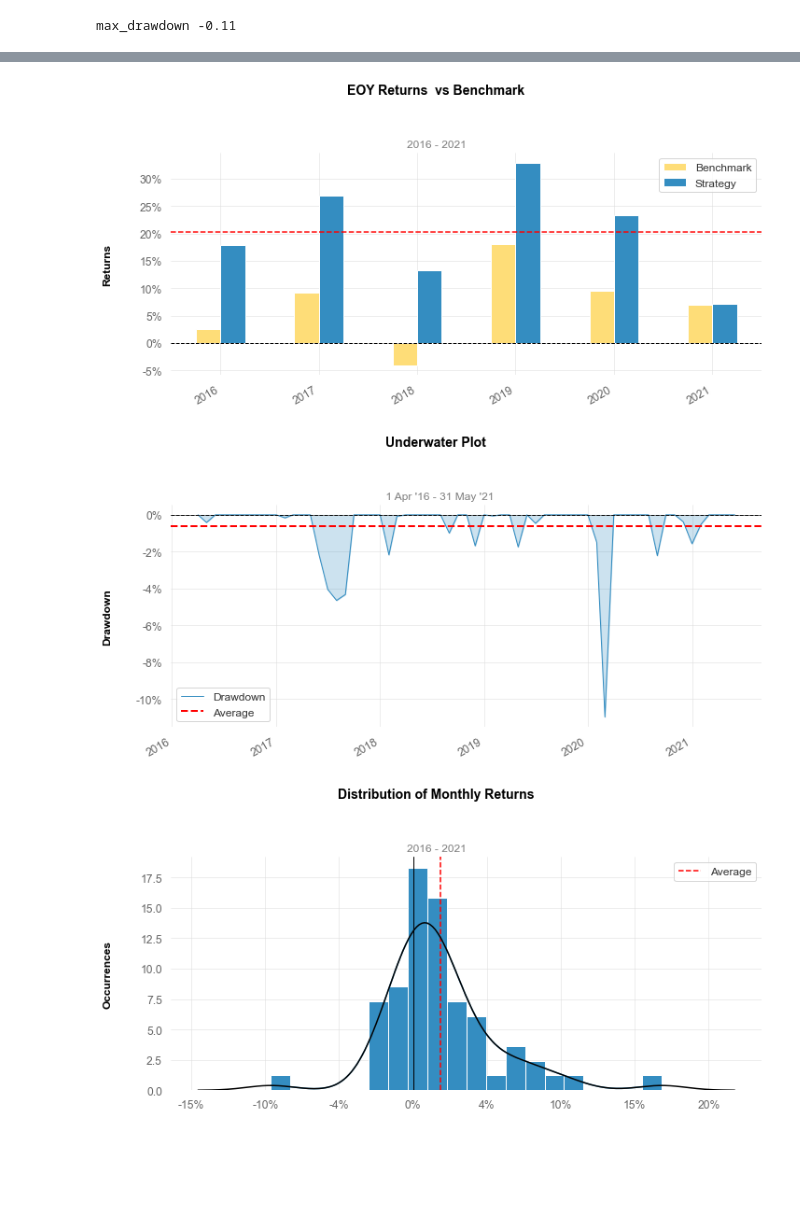
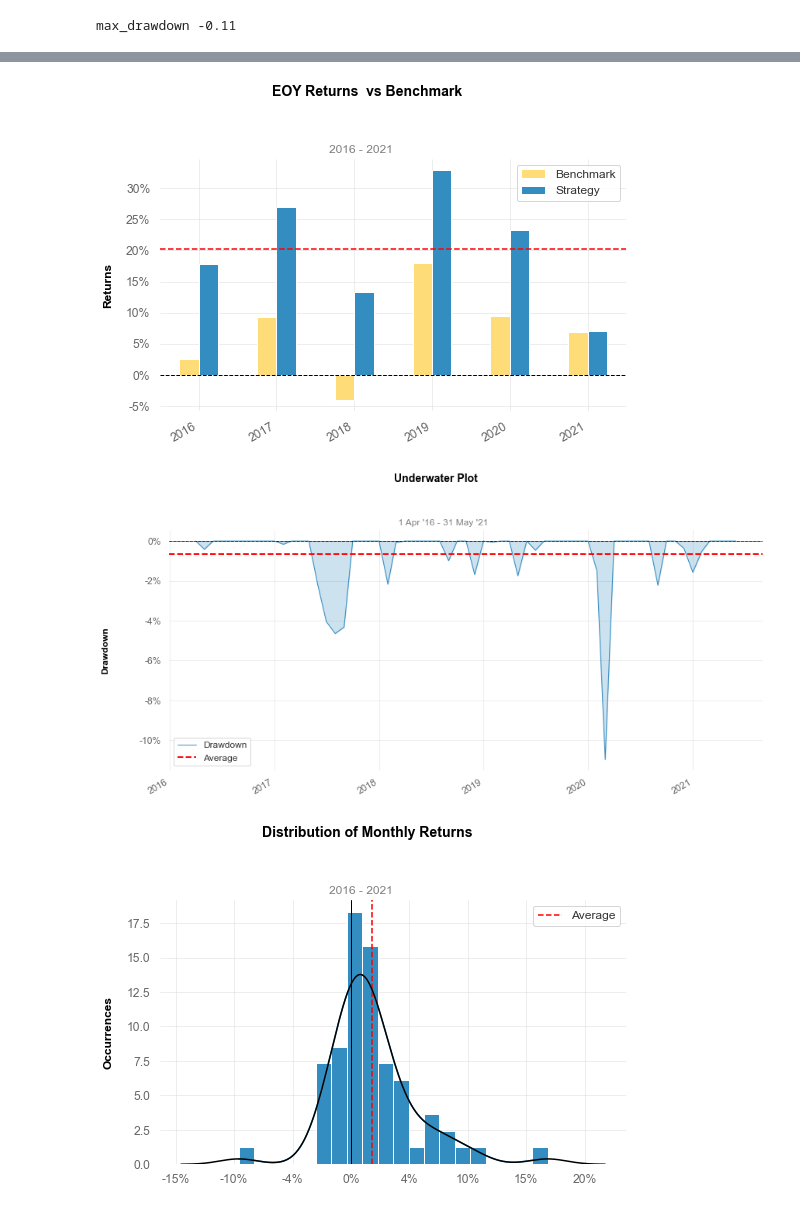
Before and after one commit to of1201/roboadvisor, a Jupyter notebook: risk lab.ipynb, the cells around one changed output, grey strips where cells are left out. Saved outputs shown, nothing was run; the diff lists cells and outputs as text; code cells hidden in the pictures; blank space fills up the shorter version.

```diff
--- a/risk lab.ipynb
+++ b/risk lab.ipynb
@@ -1427,11 +1508,21 @@ plt.show()
 # Plot PnL of portfolio vs PnL of benchmark
 pnl_portf = np.append((portfValue_wocf[0] - cap), portfRet_wocf * portfValue_wocf[0]).cumsum()
 pnl_bm = np.append((portfValue_wocf[0] - cap), df_bm.iloc[:,-1]*portfValue_wocf[0]).cumsum()
+plt.figure(figsize=(7.5,5.3))
 plt.plot(testDate, pnl_portf,label="Portfolio")
 plt.plot(testDate, pnl_bm,label="Benchmark")
 plt.xlabel("Years")
 plt.ylabel("Returns")
 plt.legend()
 plt.title("PnL of Portfolio vs Benchmark")
+plt.savefig('PnL.png')
 plt.show()
+
+# Export to Excel
+wb = openpyxl.load_workbook(dir + r'\Report.xlsx')
+ws = wb['Report']
+img = openpyxl.drawing.image.Image(dir + r'\PnL.png')
+img.anchor = 'B31' # Or whatever cell location you want to use.
+ws.add_image(img)
+wb.save(dir + r'\Report.xlsx')
 # %% [output]
@@ -1458,9 +1530,19 @@ array([-1479.14683015, -1890.86347185,  1971.75558426,  4275.22169804,
 # %%
 # Portfolio Value Evolution
+plt.figure(figsize=(7.5,5.3))
 plt.plot(portfValue,label="Portfolio")
 plt.xlabel("Years")
 plt.ylabel("Returns")
 plt.legend()
 plt.title("Portfolio Value Evolution")
+plt.savefig('portfvalue.png')
 plt.show()
+
+# Export to Excel
+wb = openpyxl.load_workbook(dir + r'\Report.xlsx')
+ws = wb['Report']
+img = openpyxl.drawing.image.Image(dir + r'\portfvalue.png')
+img.anchor = 'Q8' # Or whatever cell location you want to use.
+ws.add_image(img)
+wb.save(dir + r'\Report.xlsx')
 # %% [output]
@@ -1476,12 +1550,36 @@ Alpha: 2.23
 # %%
 # Use quantstats to plot performance analysis - for reference
 df_pfv = pd.DataFrame(portfValue_wocf, index = testDate)
-qs.plots.yearly_returns(df_pfv.iloc[:, 0],df_bm_val.iloc[:, -1])  # EOY Returns
-qs.plots.drawdown(df_pfv.iloc[:, 0])  # drawdowns
-qs.plots.histogram(df_pfv.iloc[:, 0])  # return distribution
-qs.plots.monthly_heatmap(df_pfv.iloc[:, 0])  # monthly return heatmap
+qs.plots.yearly_returns(df_pfv.iloc[:, 0],df_bm_val.iloc[:, -1], figsize=(7.5,5.2),
+                        savefig={'fname': dir + r'\EOY_return.png'}) # EOY Returns
+qs.plots.drawdown(df_pfv.iloc[:, 0], figsize=(12, 6), savefig={'fname': dir + r'\drawdown.png'})  # drawdowns
+qs.plots.histogram(df_pfv.iloc[:, 0], figsize=(7.5,5.2), savefig={'fname': dir + r'\histogram.png'})  # return distribution
+qs.plots.monthly_heatmap(df_pfv.iloc[:, 0], figsize=(10, 5),
+                         savefig={'fname': dir + r'\monthly_heatmap.png'})  # monthly return heatmap
+
+# Export to Excel
+wb = openpyxl.load_workbook(dir + r'\Report.xlsx')
+ws = wb['Report']
+
+img = openpyxl.drawing.image.Image(dir + r'\EOY_return.png')
+img.anchor = 'Q27' # Or whatever cell location you want to use.
+ws.add_image(img)
+
+img = openpyxl.drawing.image.Image(dir + r'\drawdown.png')
+img.anchor = 'S44' # Or whatever cell location you want to use.
+ws.add_image(img)
+
+img = openpyxl.drawing.image.Image(dir + r'\histogram.png')
+img.anchor = 'Z27' # Or whatever cell location you want to use.
+ws.add_image(img)
+
+img = openpyxl.drawing.image.Image(dir + r'\monthly_heatmap.png')
+img.anchor = 'C46' # Or whatever cell location you want to use.
+ws.add_image(img)
+
+wb.save(dir + r'\Report.xlsx')
 # %% [output]
-[figure, old version]
+[figure, new version]
-[figure, old version]
+[figure, new version]
-[figure, old version]
+[figure, new version]
 [figure]
```
Also changed, not shown: parts of 26 cells of this notebook.
